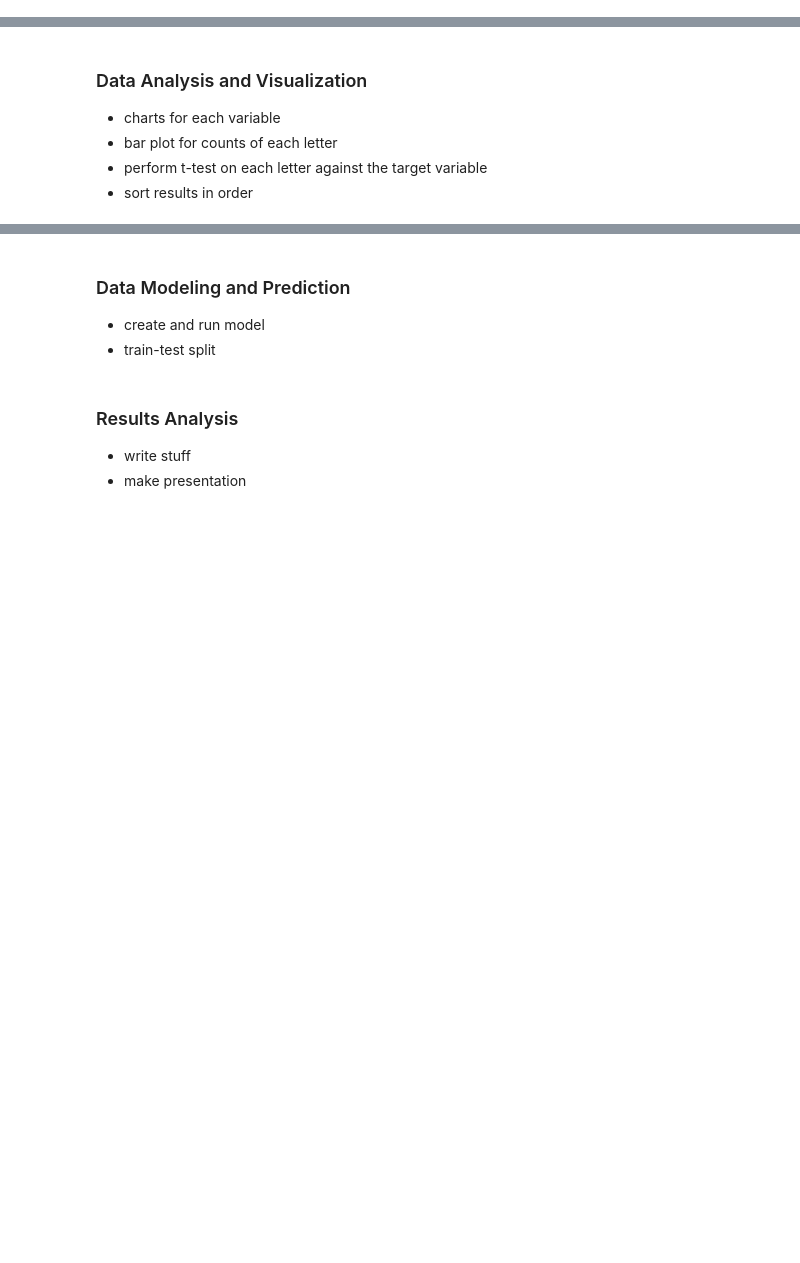
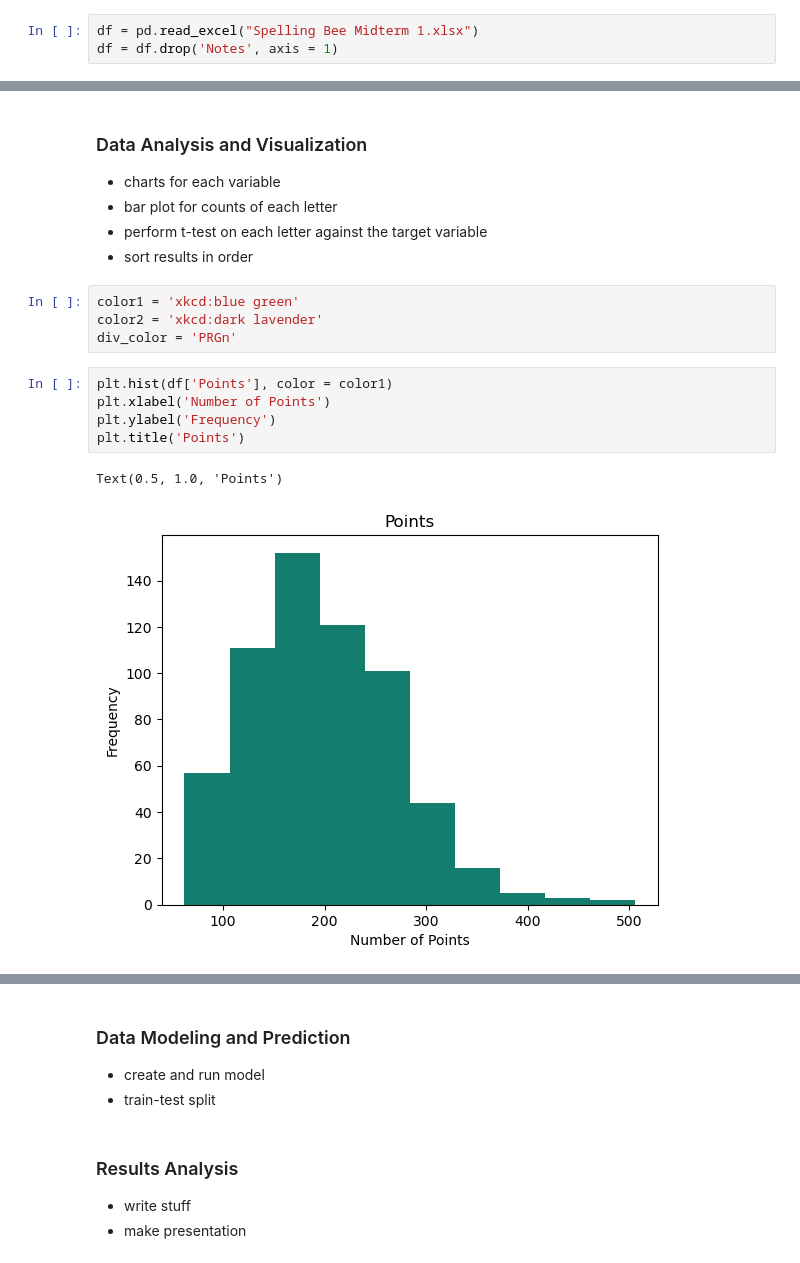
Before and after one commit to MSOE-oskar/CSC2621-termproj, a Jupyter notebook: TermProj.ipynb, the cells around one changed output, grey strips where cells are left out. Drawn from its saved outputs; the diff is of its cells as text; blank space fills up the shorter version.

Commit message:
made graphs

```diff
--- a/TermProj.ipynb
+++ b/TermProj.ipynb
@@ -81 +46,4 @@ data.head()
+# %%
+df = pd.read_excel("Spelling Bee Midterm 1.xlsx")
+df = df.drop('Notes', axis = 1)
 # %%
@@ -101,3 +133,15 @@ memory usage: 2.8 MB
 - bar plot for counts of each letter
 - perform t-test on each letter against the target variable
 - sort results in order
+# %%
+color1 = 'xkcd:blue green'
+color2 = 'xkcd:dark lavender'
+div_color = 'PRGn'
+# %%
+plt.hist(df['Points'], color = color1)
+plt.xlabel('Number of Points')
+plt.ylabel('Frequency')
+plt.title('Points')
+# %% [output]
+Text(0.5, 1.0, 'Points')
+[figure, added]
```
Also changed, not shown: parts of 21 cells of this notebook, 1 other file.
